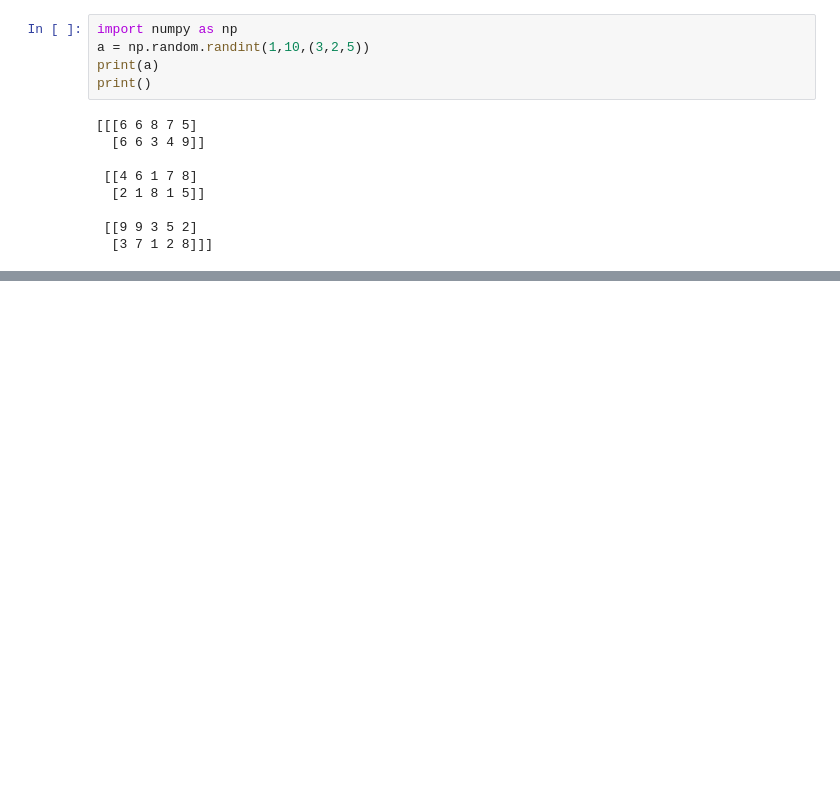
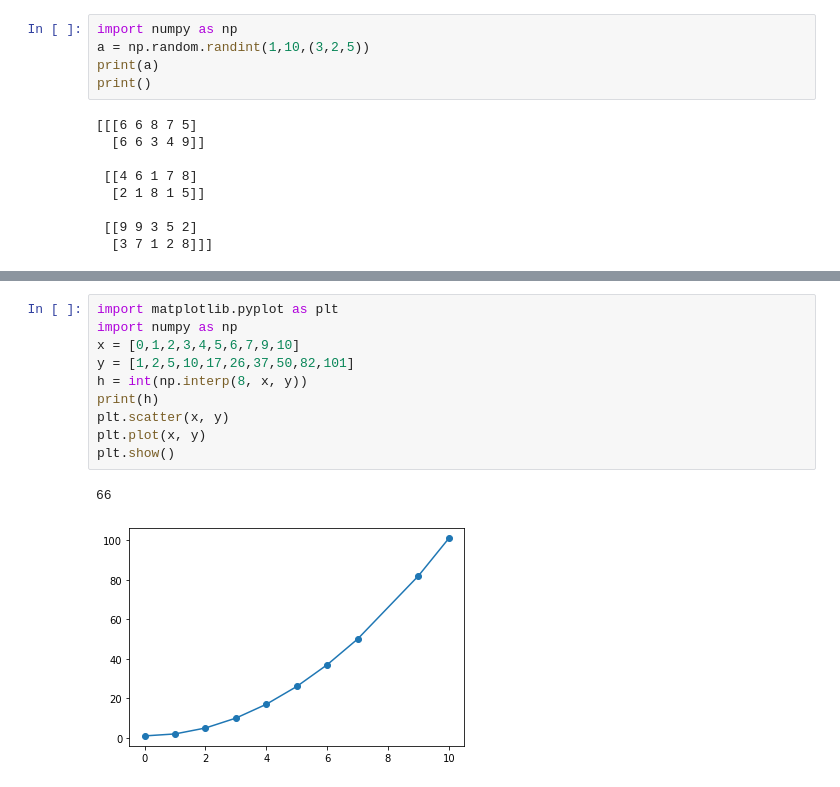
Before and after one commit to SinisterSup/My-Jupyter-Projects, a Jupyter notebook: Roughwork.ipynb, the cells around one changed output, grey strips where cells are left out. Drawn from its saved outputs; the diff is of its cells as text; blank space fills up the shorter version.

```diff
--- a/Roughwork.ipynb
+++ b/Roughwork.ipynb
@@ -116,0 +134,13 @@ print()
+# %%
+import matplotlib.pyplot as plt
+import numpy as np
+x = [0,1,2,3,4,5,6,7,9,10]
+y = [1,2,5,10,17,26,37,50,82,101]
+h = int(np.interp(8, x, y))
+print(h)
+plt.scatter(x, y)
+plt.plot(x, y)
+plt.show()
+# %% [output]
+66
+[figure, added]
```
Also changed, not shown: parts of 9 cells of this notebook, 6 other files.
